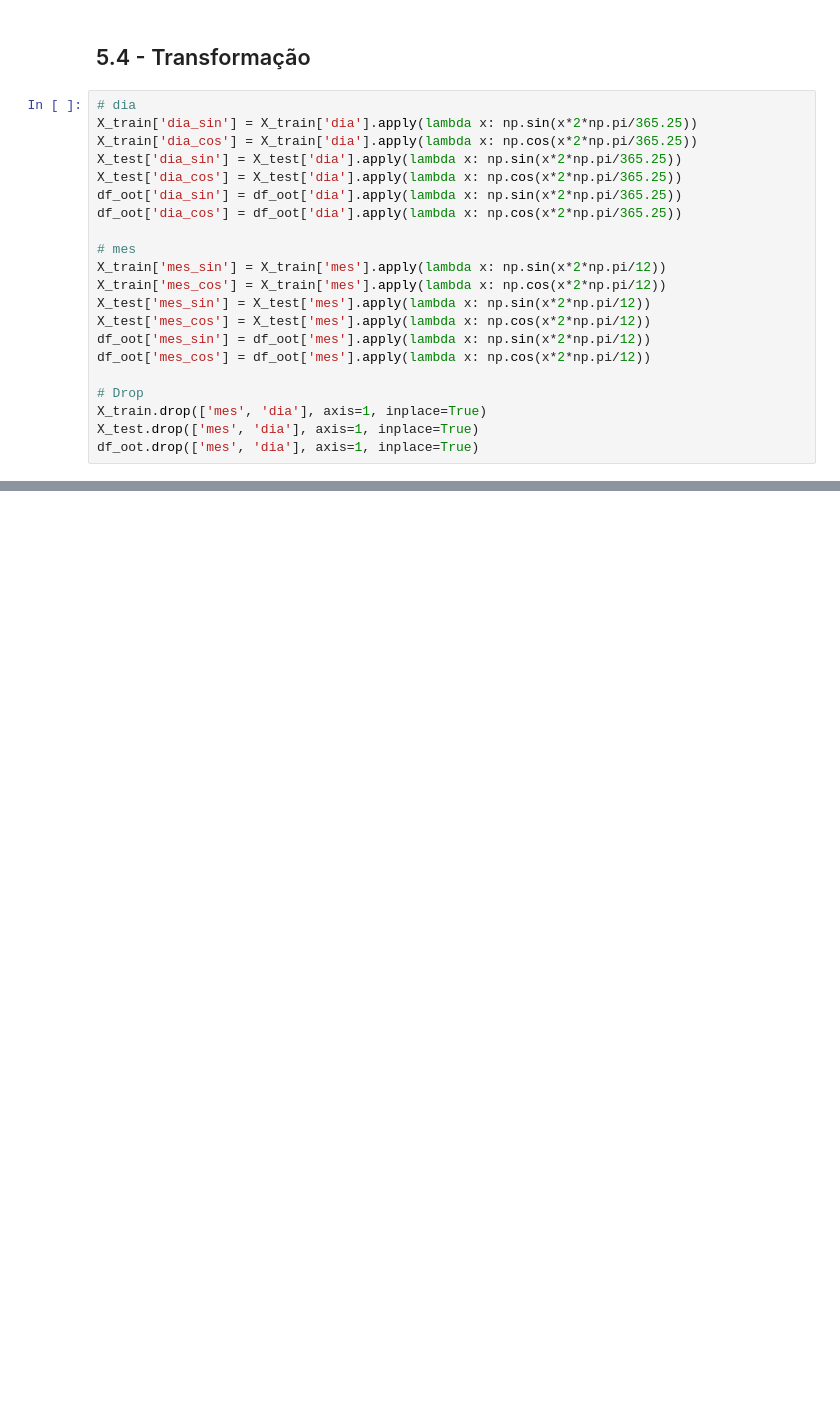
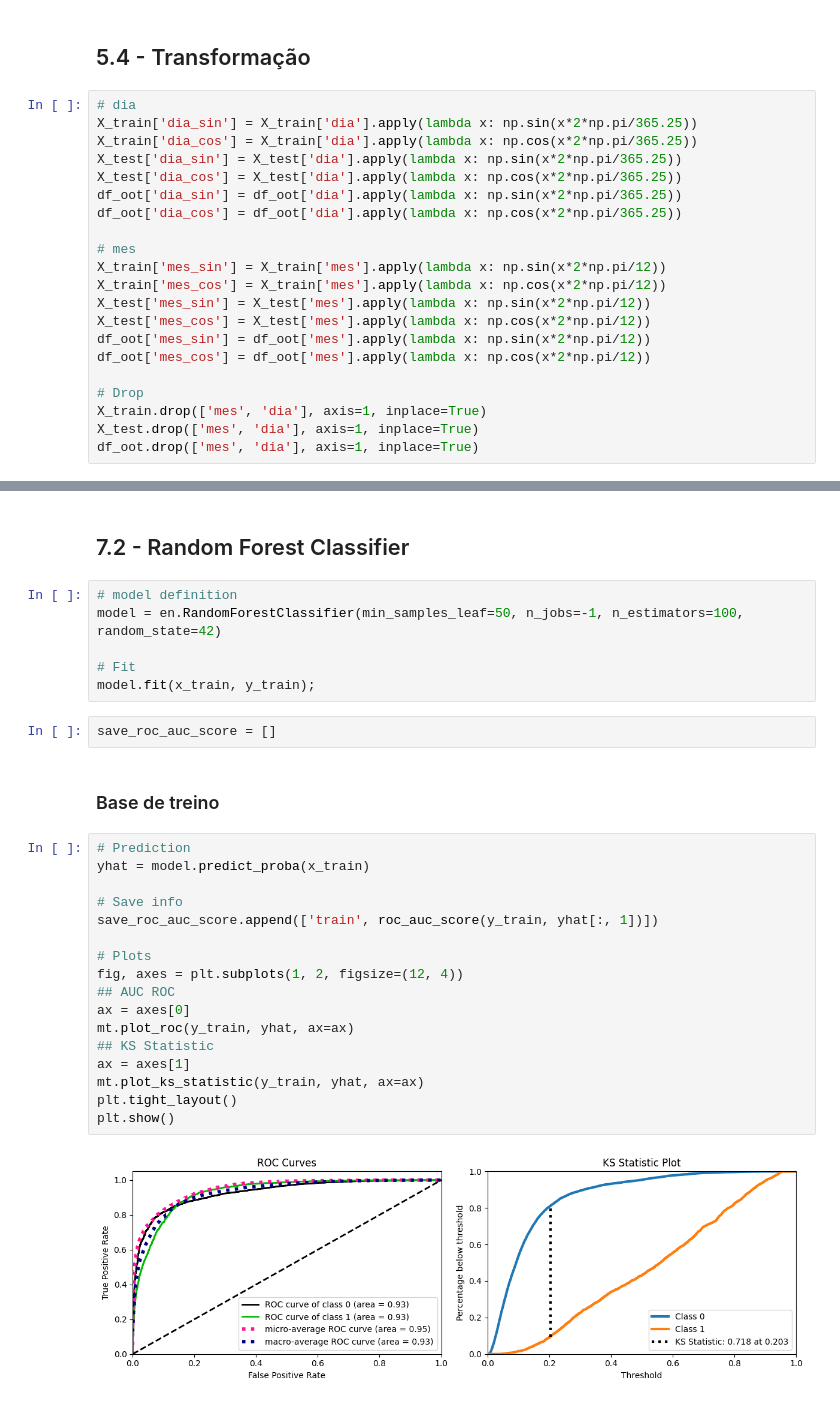
Before and after one commit to faustomfc/score_credit_prediction, a Jupyter notebook: score_credit_prediction_v1.ipynb, the cells around one changed output, grey strips where cells are left out. Cells and saved outputs as stored; diff of their text form; blank space fills up the shorter version.

```diff
--- a/score_credit_prediction_v1.ipynb
+++ b/score_credit_prediction_v1.ipynb
@@ -1287,0 +1483,31 @@ df_oot.drop(['mes', 'dia'], axis=1, inplace=True)
+# %% [markdown]
+## 7.2 - Random Forest Classifier
+# %%
+# model definition
+model = en.RandomForestClassifier(min_samples_leaf=50, n_jobs=-1, n_estimators=100, random_state=42)
+
+# Fit
+model.fit(x_train, y_train);
+# %%
+save_roc_auc_score = []
+# %% [markdown]
+### Base de treino
+# %%
+# Prediction
+yhat = model.predict_proba(x_train)
+
+# Save info
+save_roc_auc_score.append(['train', roc_auc_score(y_train, yhat[:, 1])])
+
+# Plots
+fig, axes = plt.subplots(1, 2, figsize=(12, 4))
+## AUC ROC
+ax = axes[0]
+mt.plot_roc(y_train, yhat, ax=ax)
+## KS Statistic
+ax = axes[1]
+mt.plot_ks_statistic(y_train, yhat, ax=ax)
+plt.tight_layout()
+plt.show()
+# %% [output]
+[figure, added]
```
Also changed, not shown: parts of 85 cells of this notebook.
